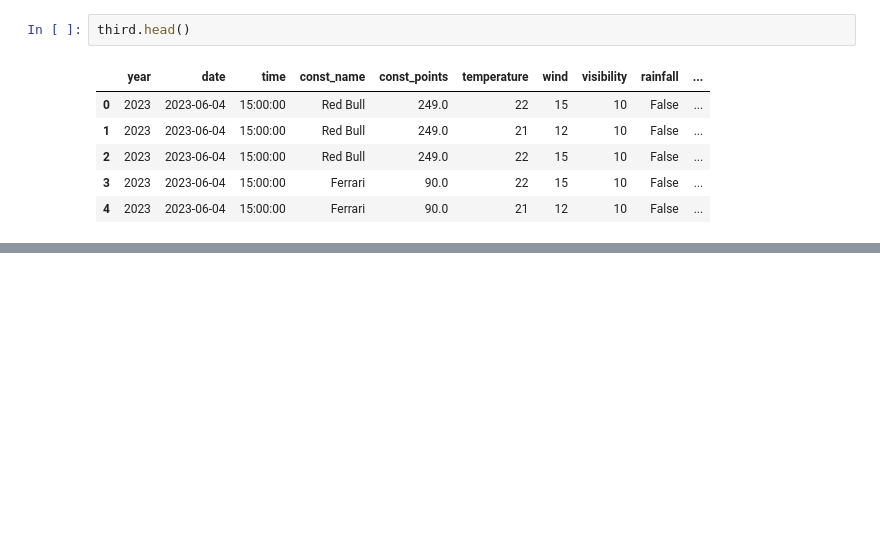
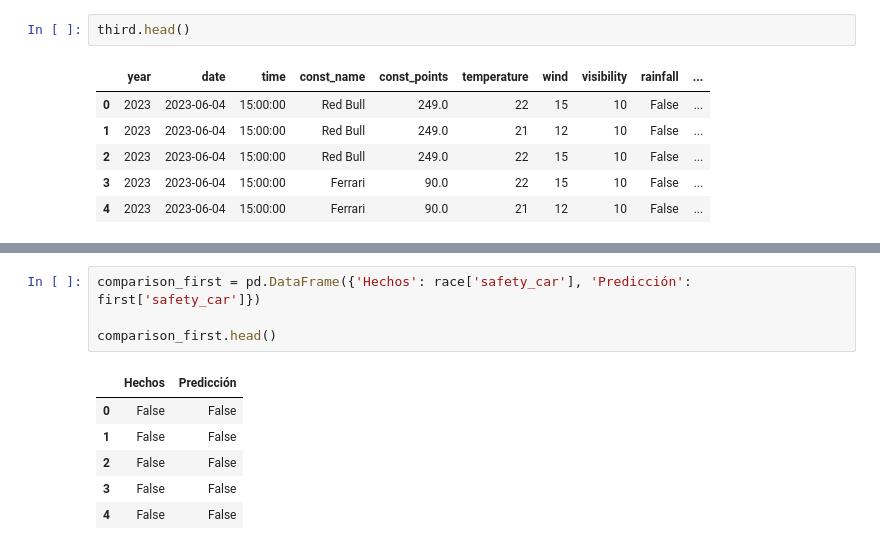
Before and after one commit to JuanGouveia/Final-Project, a Jupyter notebook: forecast/results.ipynb, the cells around one changed output, grey strips where cells are left out. Drawn from its saved outputs; the diff is of its cells as text; blank space fills up the shorter version.

```diff
--- a/forecast/results.ipynb
+++ b/forecast/results.ipynb
@@ -81,0 +95,11 @@ third.head()
+# %%
+comparison_first = pd.DataFrame({'Hechos': race['safety_car'], 'Predicción': first['safety_car']})
+
+comparison_first.head()
+# %% [output]
+|  | Hechos | Predicción |
+| 0 | False | False |
+| 1 | False | False |
+| 2 | False | False |
+| 3 | False | False |
+| 4 | False | False |
```
Also changed, not shown: parts of 8 cells of this notebook, 6 other files.
